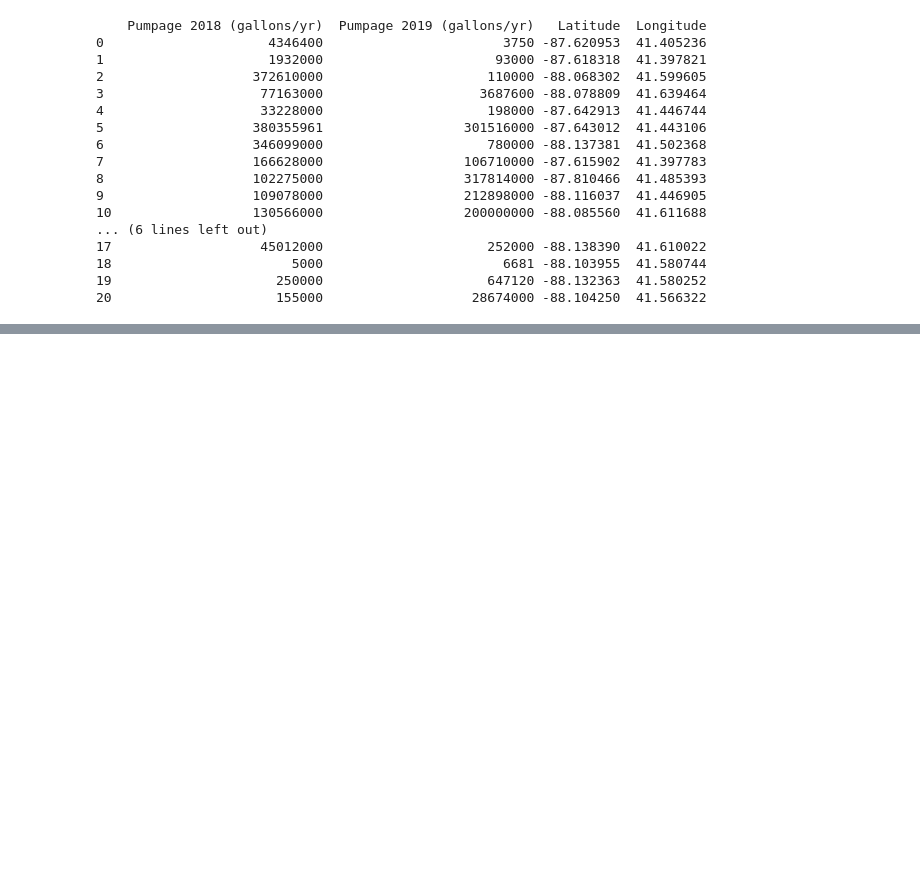
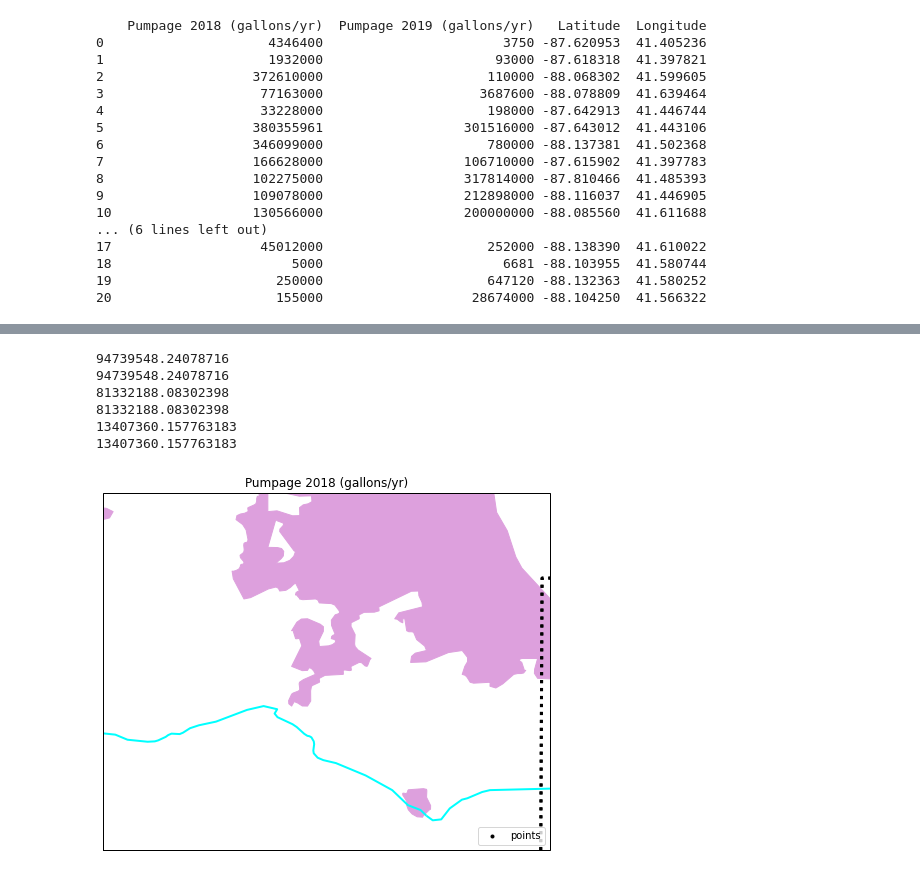
Before and after one commit to mcampo26/map, a Jupyter notebook: Project3eoutline.ipynb, the cells around one changed output, grey strips where cells are left out. Drawn from its saved outputs; the diff is of its cells as text; code cells hidden in the pictures; blank space fills up the shorter version.

```diff
--- a/Project3eoutline.ipynb
+++ b/Project3eoutline.ipynb
@@ -74,0 +75,5 @@ Index(['Pumpage 2018 (gallons/yr)', 'Pumpage 2019 (gallons/yr)', 'Latitude',
+# %%
+minlat = 41
+maxlat = 42
+minlong = -88.75
+maxlong = -87.5
@@ -74,0 +97,54 @@ Index(['Pumpage 2018 (gallons/yr)', 'Pumpage 2019 (gallons/yr)', 'Latitude',
+# %%
+print(z18.min())
+print(z18.max())
+print(z19.min())
+print(z19.max())
+zz=z18-z19
+print(zz.min())
+print(zz.max())
+# %% [output]
+94739548.24078716
+94739548.24078716
+81332188.08302398
+81332188.08302398
+13407360.157763183
+13407360.157763183
+# %%
+fig = plt.figure(figsize=(8, 8))
+ax = plt.axes(projection=ccrs.PlateCarree())
+ax.set_xlim(minlong,maxlong)
+ax.set_ylim(minlat,maxlat)
+ax.set_title("Pumpage (gallons/yr)")
+states_provinces = cf.NaturalEarthFeature(
+    category='cultural', # features are categorized as cultural or physical
+    name='admin_1_states_provinces', # name of shapefile
+    scale='50m', # scale of features
+    facecolor='none')
+largerivers = cf.NaturalEarthFeature(
+    category='physical',
+    name='rivers_lake_centerlines',
+    scale='110m', # major rivers
+    facecolor='none')
+smallrivers = cf.NaturalEarthFeature(
+    category='physical',
+    name='rivers_lake_centerlines_scale_rank',
+    scale='10m', # smaller rivers (still considered major by many/most people)
+    facecolor='none')
+popplaces = cf.NaturalEarthFeature(
+    category='cultural',
+    name='urban_areas', # plots municipal boundaries
+    scale='10m',
+    facecolor='plum')
+# adds the features defined above
+ax.add_feature(popplaces,edgecolor='plum',linewidth=1.0)
+ax.add_feature(largerivers,edgecolor='aqua',linewidth=2.0)
+ax.add_feature(smallrivers,edgecolor='aqua',linewidth=2.0)
+ax.add_feature(states_provinces, edgecolor='black', linewidth=3.0,linestyle=':')
+
+plt.scatter(df2['Longitude'], df2['Latitude'], marker=".", color="black", label="points")
+plt.legend(loc='lower right')
+plt.fill()
+plt.title('Pumpage 2018 (gallons/yr)')
+plt.show()
+# %% [output]
+[figure, added]
```
Also changed, not shown: parts of 4 cells of this notebook.
